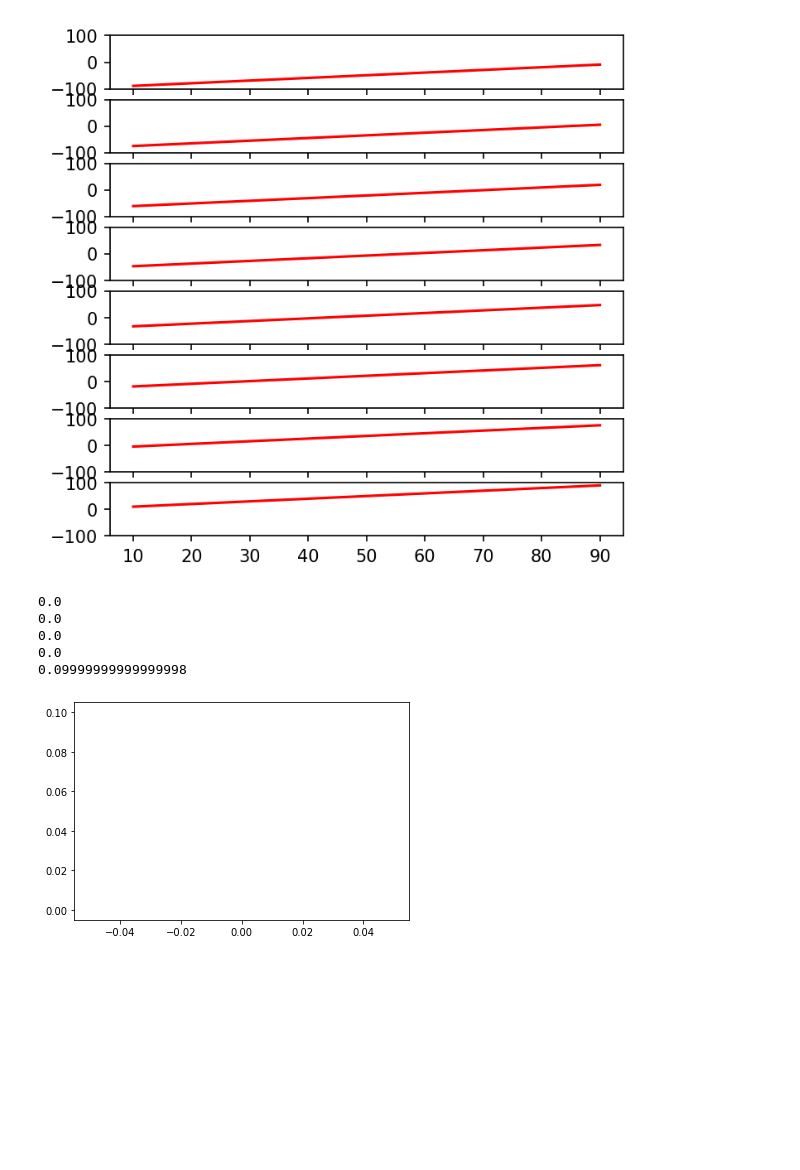
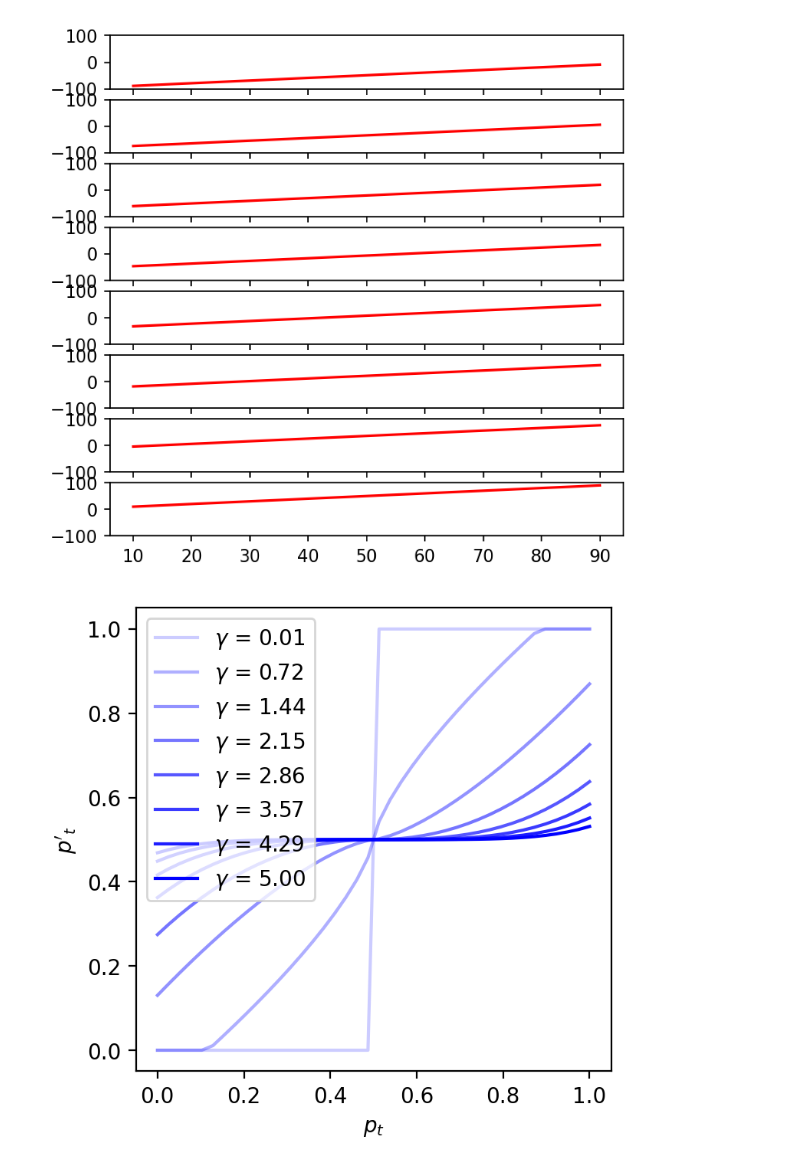
Before and after one commit to fangzefunny/vol-stab, a Jupyter notebook: sim-avg.ipynb, the cells around one changed output. Cells and saved outputs as stored; diff of their text form; code cells hidden in the pictures; blank space fills up the shorter version.

```diff
--- a/sim-avg.ipynb
+++ b/sim-avg.ipynb
@@ -188,21 +188,34 @@ explore_val( 'm11')
 explore_val( 'rr')
 # %% [output]
 [figure]
+# %%
+def vis_p( gamma, F):
+    gn = len(gamma)
+    sn = 40
+    ps    = np.linspace( .0, 1, sn)
+    mat = np.zeros( [ len(ps), len(gamma),])
+    lg = []
+    for gi, g in enumerate( gamma):
+        lg.append( f'$\gamma$ = {g:.2f}')
+        for pi, p in enumerate( ps):
+            mat[ pi, gi] = F(g,p)
+    my_dpi = 200
+    plt.figure( figsize=(800/my_dpi, 800/my_dpi), dpi=my_dpi)
+    alphas = np.linspace( 0, .8, gn)
+    for i, a in enumerate(alphas):
+        if i ==2:
+            c = 'r'
+        else:
+            c  = 'b'
+        plt.plot( ps, mat[ :, i], color=c, alpha=(.2+a))
+    plt.xlabel( '$p_t$')
+    plt.ylabel( '$p\'_t$')
+    plt.legend( lg)
 # %%
-gamma = np.linspace( .01, 1, 5)
-ps    = np.arange( .1, 1, 5)
-
-def F( g, p):
+def F1( g, p):
     return np.min( [ np.max( [np.sign(p-.5) * abs(p - .5) ** g + .5, 0]), 1])
-for gi, g in enumerate( gamma):
-    lst = []
-    for pi, p in enumerate( ps):
-        lst.append(F( g, p))
-    plt.plot( lst)
+gn = 8
+gamma = np.linspace( .01, 5, gn)
+vis_p( gamma, F1)
 # %% [output]
-0.0
-0.0
-0.0
-0.0
-0.09999999999999998
-[figure, old version]
+[figure, new version]
```
Also changed, not shown: parts of 3 cells of this notebook, 3 other files.
